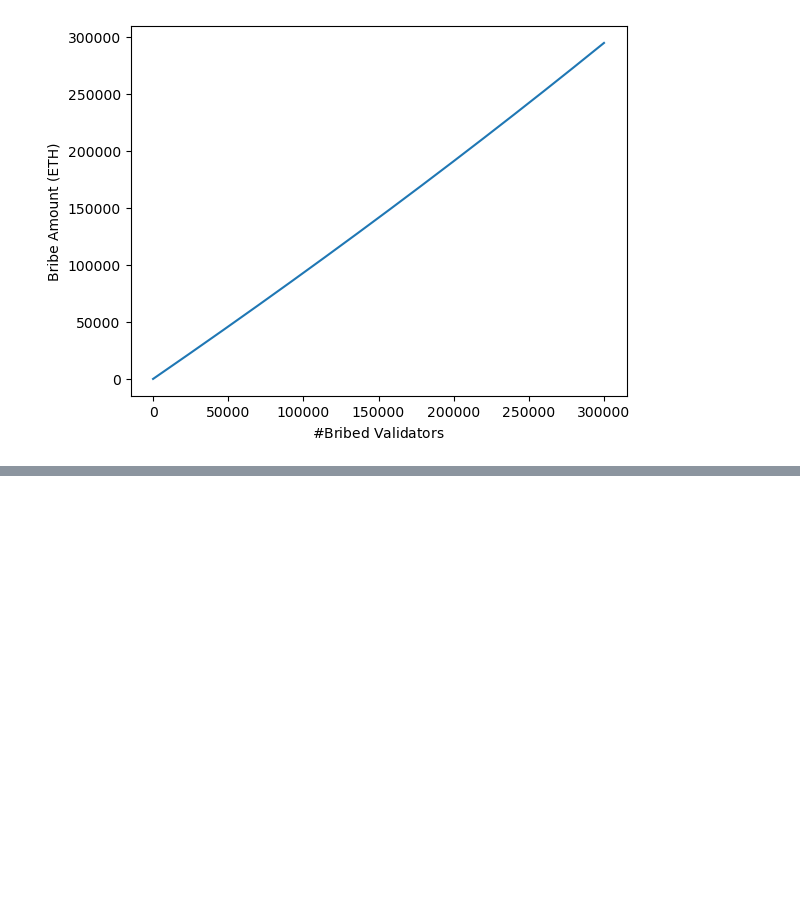
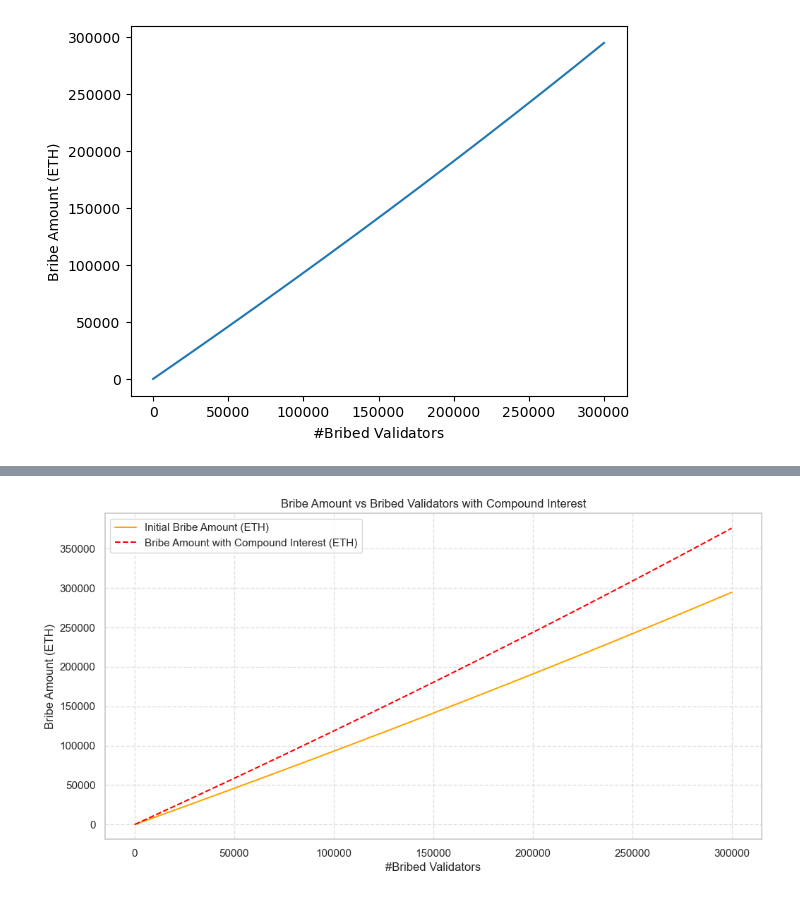
Before and after one commit to 0xSooki/bribery-zoo, a Jupyter notebook: Figures/playground.ipynb, the cells around one changed output, grey strips where cells are left out. Saved outputs shown, nothing was run; the diff lists cells and outputs as text; code cells hidden in the pictures; blank space fills up the shorter version.

```diff
--- a/Figures/playground.ipynb
+++ b/Figures/playground.ipynb
@@ -76,0 +157,27 @@ plt.show()
+# %%
+stakedETHAmount = 34385053             # Total staked ETH (2025.04.01)
+noOfValidators = 1074533               # Number of validators (2025.04.01)
+noOfBribedValidators = 300000          # Number of bribed validators
+
+def getAPR(noOfValidators):
+    return 2940.21 / np.sqrt(noOfValidators)
+
+oneYearRewards = [32 * getAPR(i) / 100 for i in range(noOfValidators, noOfValidators - noOfBribedValidators, -1)]
+bribeAmounts = np.cumsum(oneYearRewards)
+
+interest_rate = 0.05  # 5% annual interest rate
+years = 5
+
+bribeWithInterest = bribeAmounts * (1 + interest_rate) ** years
+
+plt.figure(figsize=(12, 6))
+plt.plot(bribeAmounts, label="Initial Bribe Amount (ETH)", color='orange')
+plt.plot(bribeWithInterest, label="Bribe Amount with Compound Interest (ETH)", linestyle="--", color='red')
+plt.xlabel("#Bribed Validators")
+plt.ylabel("Bribe Amount (ETH)")
+plt.title("Bribe Amount vs Bribed Validators with Compound Interest")
+plt.legend()
+plt.grid(True, linestyle="--", alpha=0.6)
+plt.show()
+# %% [output]
+[figure, added]
```
Also changed, not shown: parts of 9 cells of this notebook.
